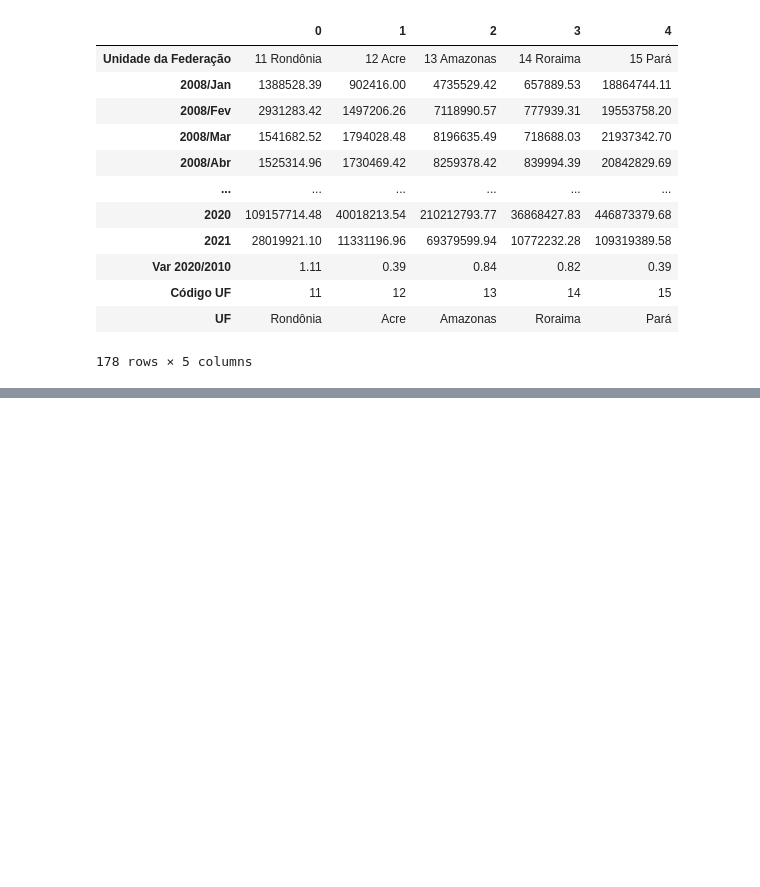
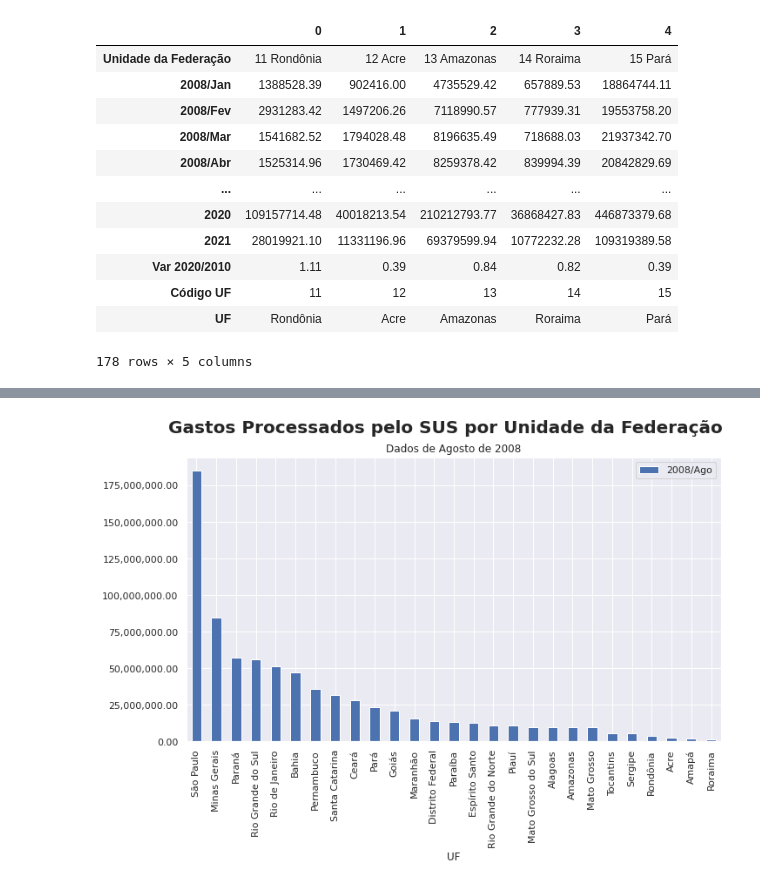
Before and after one commit to gcochlar/Bootcamp_DataScience, a Jupyter notebook: Bootcamp_Mod1_Aula01.ipynb, the cells around one changed output, grey strips where cells are left out. Saved outputs shown, nothing was run; the diff lists cells and outputs as text; code cells hidden in the pictures; blank space fills up the shorter version.

```diff
--- a/Bootcamp_Mod1_Aula01.ipynb
+++ b/Bootcamp_Mod1_Aula01.ipynb
@@ -329,0 +366,19 @@ base_temp.head().T
+# %%
+# Resolvendo os nomes das UFs na base oficial
+base_de_dados[['Código UF','UF']]=pd.DataFrame(base_de_dados['Unidade da Federação'].str.split(' ',1).tolist())
+# %%
+#### FAZER O DESAFIO ACIMA
+
+# Ordenando as informações
+ordem_lista=base_de_dados.loc[:,['UF','2008/Ago']].sort_values(by=['2008/Ago'], ascending=False,ignore_index=True)
+
+ax = ordem_lista.plot(x='UF', y='2008/Ago', kind='bar', figsize=(11,6))
+ax.yaxis.set_major_formatter(ticker.StrMethodFormatter('{x:,.2f}'))
+
+# Melhorando o título do gráfico
+plt.suptitle('Gastos Processados pelo SUS por Unidade da Federação', fontweight='bold', fontsize=20)
+plt.title('Dados de Agosto de 2008')
+
+plt.show()
+# %% [output]
+[figure, added]
```
Also changed, not shown: parts of 13 cells of this notebook.
